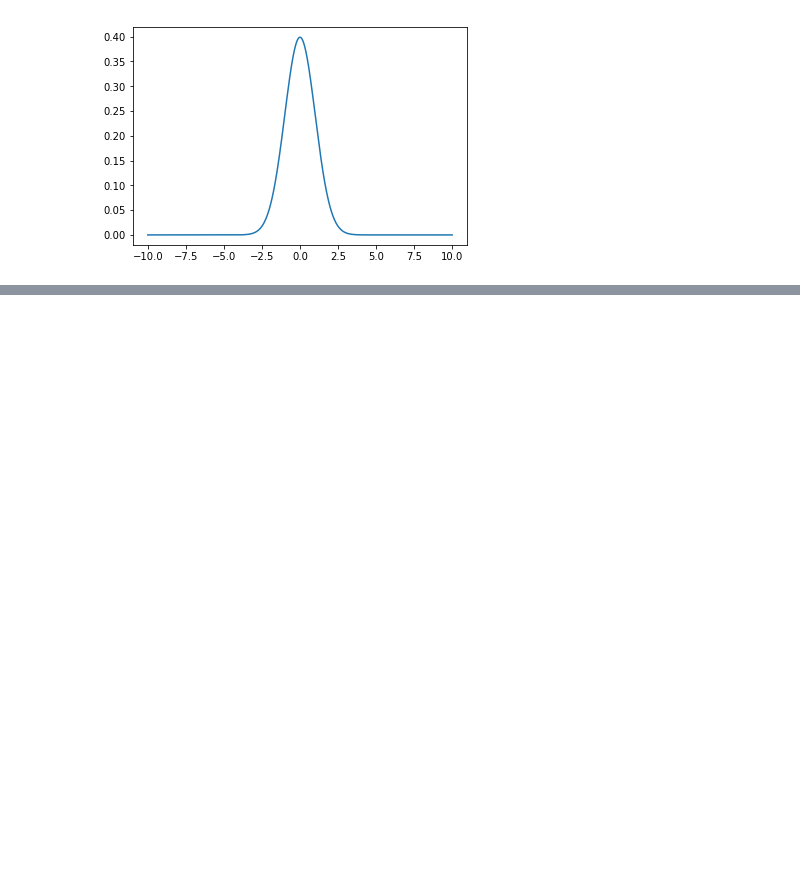
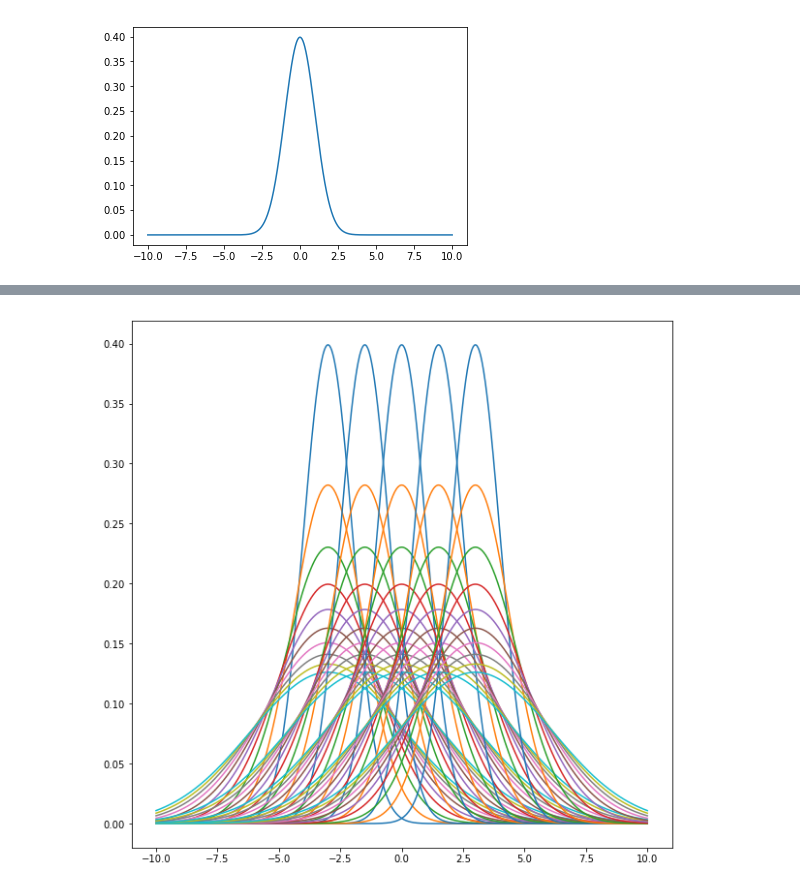
Before and after one commit to samimath/CoderGirlDS, a Jupyter notebook: random variable simulations .ipynb, the cells around one changed output, grey strips where cells are left out. Cells and saved outputs as stored; diff of their text form; code cells hidden in the pictures; blank space fills up the shorter version.

```diff
--- a/random variable simulations .ipynb
+++ b/random variable simulations .ipynb
@@ -51,0 +64,11 @@ for m0 in np.linspace(-3,3,5):
+# %%
+# what about varying both?
+plt.figure(3,figsize=(10,10))
+for m0 in np.linspace(-3,3,5):
+    for s0 in np.linspace(1,10,10):
+        mu=m0
+        s=np.sqrt(s0)
+        Y1=norm.pdf(X1,mu,s)
+        plt.plot(X1,Y1)
+# %% [output]
+[figure, added]
```
Also changed, not shown: parts of 2 cells of this notebook.
